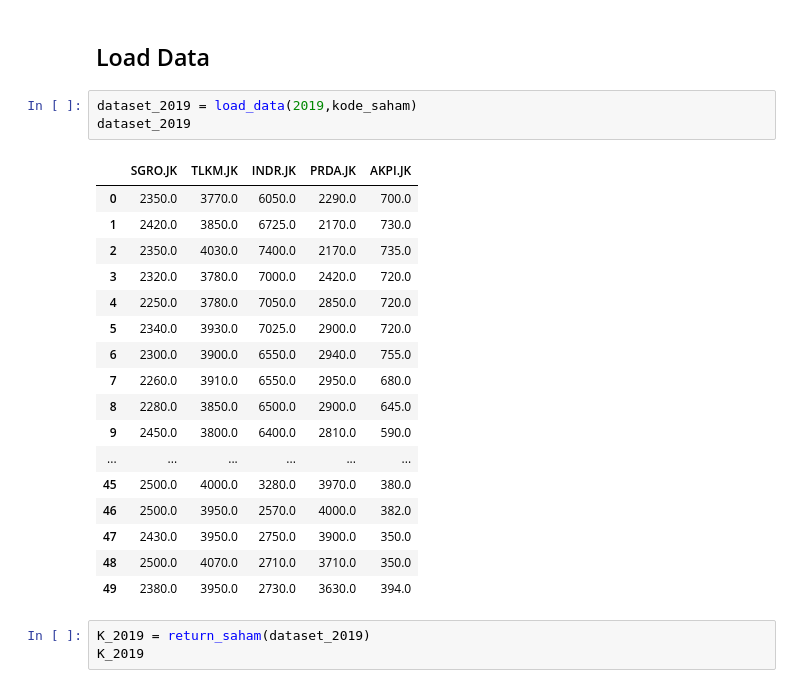
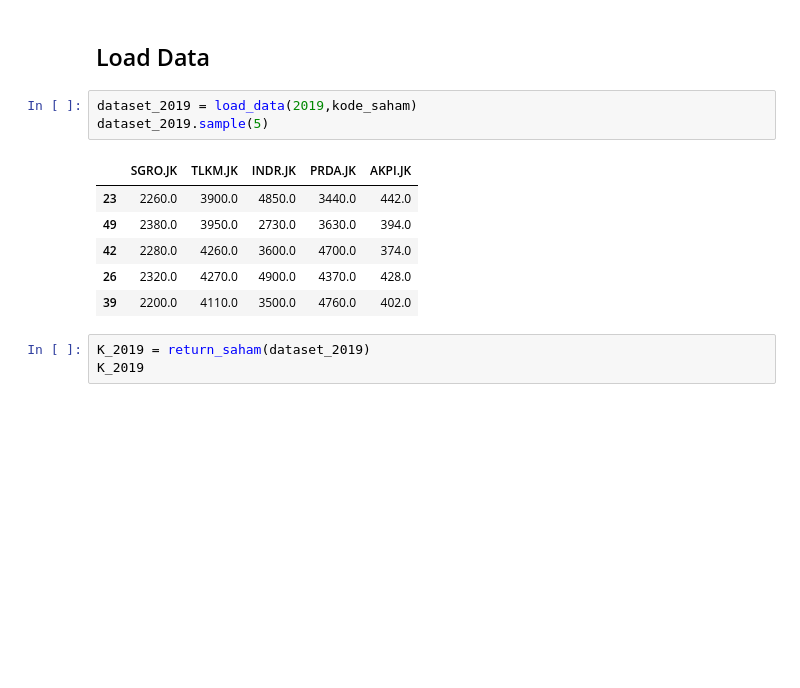
Before and after one commit to relfarizi/Portfolio-Saham, a Jupyter notebook: Portfolio_Saham.ipynb, the cells around one changed output. Drawn from its saved outputs; the diff is of its cells as text; blank space fills up the shorter version.

```diff
--- a/Portfolio_Saham.ipynb
+++ b/Portfolio_Saham.ipynb
@@ -344,25 +389,14 @@ plt.show()
 ## Load Data
 # %%
 dataset_2019 = load_data(2019,kode_saham)
-dataset_2019
+dataset_2019.sample(5)
 # %% [output]
 |  | SGRO.JK | TLKM.JK | INDR.JK | PRDA.JK | AKPI.JK |
-| 0 | 2350.0 | 3770.0 | 6050.0 | 2290.0 | 700.0 |
-| 1 | 2420.0 | 3850.0 | 6725.0 | 2170.0 | 730.0 |
-| 2 | 2350.0 | 4030.0 | 7400.0 | 2170.0 | 735.0 |
-| 3 | 2320.0 | 3780.0 | 7000.0 | 2420.0 | 720.0 |
-| 4 | 2250.0 | 3780.0 | 7050.0 | 2850.0 | 720.0 |
-| 5 | 2340.0 | 3930.0 | 7025.0 | 2900.0 | 720.0 |
-| 6 | 2300.0 | 3900.0 | 6550.0 | 2940.0 | 755.0 |
-| 7 | 2260.0 | 3910.0 | 6550.0 | 2950.0 | 680.0 |
-| 8 | 2280.0 | 3850.0 | 6500.0 | 2900.0 | 645.0 |
-| 9 | 2450.0 | 3800.0 | 6400.0 | 2810.0 | 590.0 |
-| ... | ... | ... | ... | ... | ... |
-| 45 | 2500.0 | 4000.0 | 3280.0 | 3970.0 | 380.0 |
-| 46 | 2500.0 | 3950.0 | 2570.0 | 4000.0 | 382.0 |
-| 47 | 2430.0 | 3950.0 | 2750.0 | 3900.0 | 350.0 |
-| 48 | 2500.0 | 4070.0 | 2710.0 | 3710.0 | 350.0 |
+| 23 | 2260.0 | 3900.0 | 4850.0 | 3440.0 | 442.0 |
 | 49 | 2380.0 | 3950.0 | 2730.0 | 3630.0 | 394.0 |
+| 42 | 2280.0 | 4260.0 | 3600.0 | 4700.0 | 374.0 |
+| 26 | 2320.0 | 4270.0 | 4900.0 | 4370.0 | 428.0 |
+| 39 | 2200.0 | 4110.0 | 3500.0 | 4760.0 | 402.0 |
 # %%
 K_2019 = return_saham(dataset_2019)
 K_2019
```
Also changed, not shown: parts of 23 cells of this notebook.
